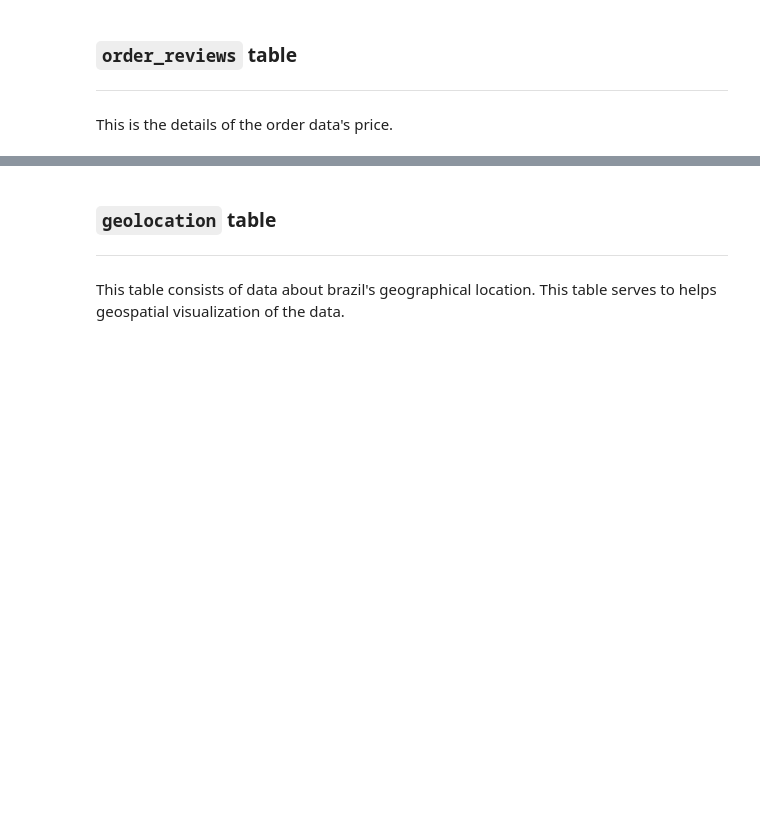
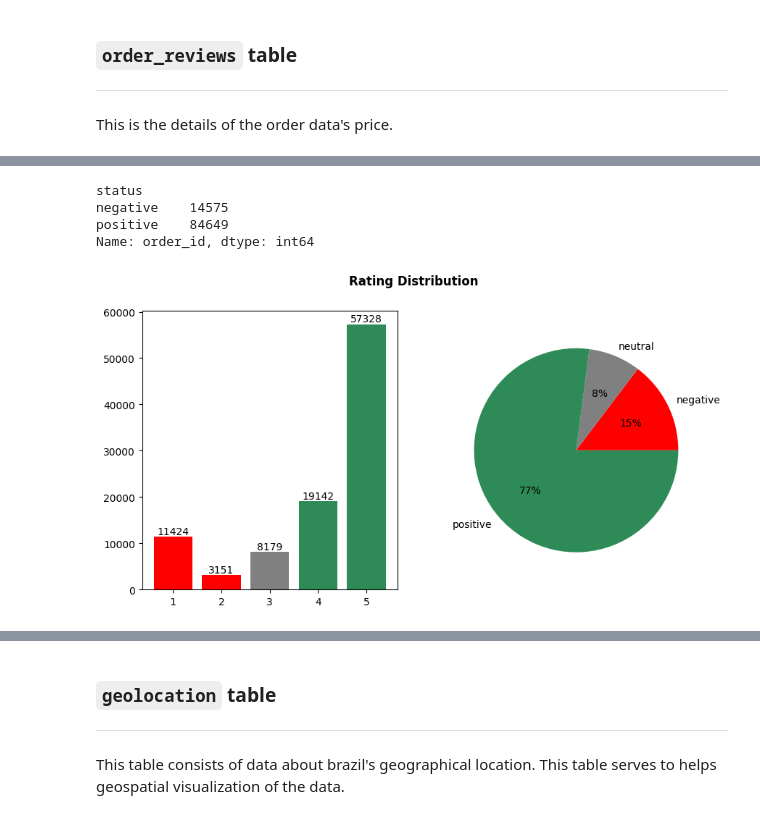
Before and after one commit to atthabrizi/brazillian_ecommerce_clustering, a Jupyter notebook: eda-analysis.ipynb, the cells around one changed output, grey strips where cells are left out. Cells and saved outputs as stored; diff of their text form; code cells hidden in the pictures; blank space fills up the shorter version.

```diff
--- a/eda-analysis.ipynb
+++ b/eda-analysis.ipynb
@@ -660,0 +659,25 @@ order_reviews.head()
+# %%
+order_reviews['status'] = np.where(order_reviews['review_score'] >= 3, 'positive','negative')
+order_reviews.groupby(by='status').count()['order_id']
+# %% [output]
+status
+negative    14575
+positive    84649
+Name: order_id, dtype: int64
+# %%
+score_summary = order_reviews.groupby(by='review_score').count()['review_id'].to_frame()
+score_summary['status'] = np.where(score_summary.index == 3, 'neutral',
+                         (np.where(score_summary.index > 3,'positive','negative')))
+
+fig, axs = plt.subplots(1,2,figsize=(10,5))
+
+plt.suptitle('Rating Distribution', fontweight='bold')
+bars = axs[0].bar(x=score_summary.index,height=score_summary['review_id'], color=['red','red','grey','seagreen','seagreen'])
+for bar in bars:
+    yval = bar.get_height()
+    axs[0].text(bar.get_x() + bar.get_width()/2, yval, int(yval), ha='center', va='bottom')
+axs[1].pie(score_summary.groupby(by='status').sum()['review_id'], autopct='%.0f%%', colors=['red','grey','seagreen'], labels=score_summary['status'].unique())
+
+plt.show()
+# %% [output]
+[figure, added]
```
Also changed, not shown: parts of 54 cells of this notebook, 2 other files.
